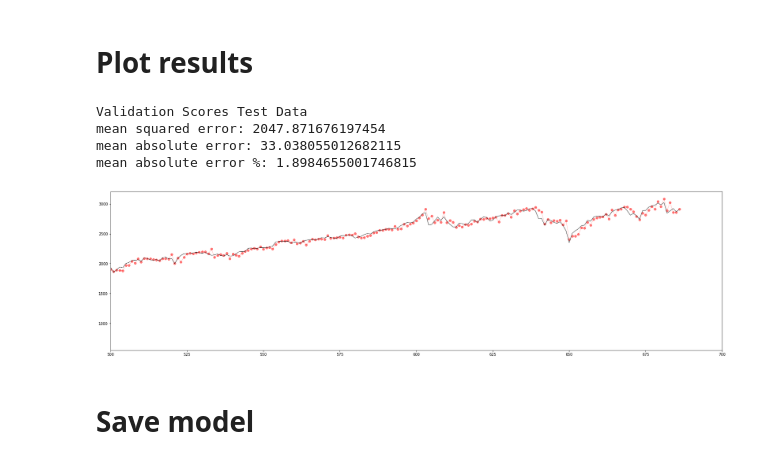
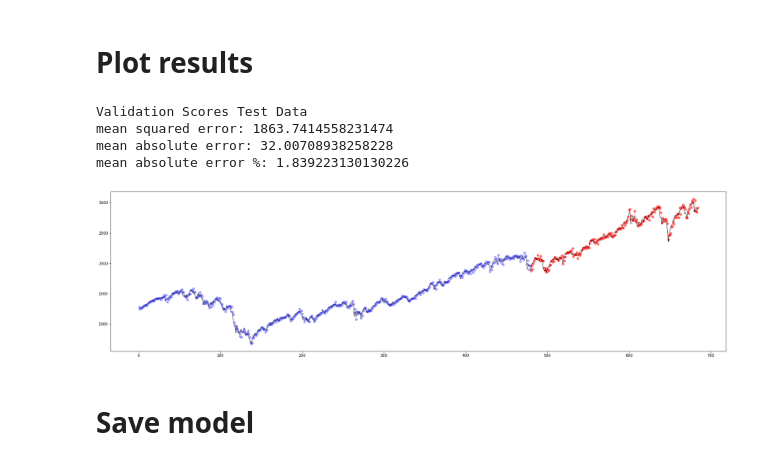
Before and after one commit to lukasgrahl/bachelor, a Jupyter notebook: notebooks/work_data.ipynb, the cells around one changed output. Saved outputs shown, nothing was run; the diff lists cells and outputs as text; code cells hidden in the pictures.

```diff
--- a/notebooks/work_data.ipynb
+++ b/notebooks/work_data.ipynb
@@ -123,19 +115,20 @@ stationarity
 # select model features
 cols = [
     'vixo',
-     # 'naaim_ind',
+     'naaim_ind',
      'ff_M_RF',
      # 'ff_SMB',
-     # 'ff_RMW',
+     'ff_RMW',
      # 'ff_CMA',
      # 'termspread',
      # 'pc_ratio',
      'aaii_Bullish',
     # 'ff_HML',
     'sp_close_lag2',
-    # 'sp_agg1',
-    'sp_agg2',
-    # 'sp_close_lag3',
+    'sp_agg1',
+    # 'sp_agg2',
+    # 'goog_sent',
+    'sp_close_lag3',
     # 'fears35'
 ]
 # %%
@@ -144,5 +137,6 @@ df_ws = df_w[cols + [data_dict["predicted"]]].copy()
 data_dict["lag_correl"] = lag_correl(df_w,
                                      cols,
                                      col_predicted="sp_close_lag1",
-                                     show_fig=False)
-data_dict["lag_correl"]
+                                     show_fig=False
+                                     )
+# data_dict["lag_correl"]
@@ -175,7 +166,12 @@ df_train = df_ws.copy()
 # %%
 df_train = orthogonalise_vars(df_train,
                               X="sp_close_lag2",
-                              y="sp_agg2",
+                              y="sp_agg1",
+                              show_fig=False)
+
+df_train = orthogonalise_vars(df_train,
+                              X="sp_close_lag2",
+                              y="sp_close_lag3",
                               show_fig=False)
 
 df_train = orthogonalise_vars(df_train,
@@ -192,6 +188,16 @@ df_train = orthogonalise_vars(df_train,
                               X="vixo",
                               y="ff_M_RF",
                               show_fig=False)
+
+df_train = orthogonalise_vars(df_train,
+                              X="vixo",
+                              y="ff_RMW",
+                              show_fig=False)
+
+df_train = orthogonalise_vars(df_train,
+                              X="vixo",
+                              y="naaim_ind",
+                              show_fig=False)
 # %%
 corr_heatmap(df_train, cols, size_factor=.9, show_fig=True)
 get_variance_inflation_factor(df_train, cols, col_pred=data_dict["predicted"])
@@ -282,3 +294,5 @@ df_r = df_w.copy()
+# %%
+df_r = df_w.loc[df_ws.index].reset_index(drop=True).copy()
 # %%
 df_r["sp_tot_pred_test"] = np.concatenate([np.array(list([np.nan] * len(model.predict()))),
                                             mval.pred_inv.values]) * df_r["sp_true_vals"]
@@ -291,21 +305,21 @@ df_r["sp_tot_pred_test"] = df_r["sp_tot_pred_test"].shift(1)
 # %%
 fig, ax = plt.subplots(1, 1, figsize=(30, 8))
 ax.plot(df_r["sp_tot_pred_train"], marker="o", lw=.5, alpha=.3, color="blue")
 ax.plot(df_r["sp_tot_pred_test"], marker="o", lw=.5, alpha=.5, color="red")
 ax.plot(df_r["sp_true_vals"], color="black", lw=.8)
 
-plt.xlim([500, 700])
+# plt.xlim([500, 700])
 
 print("Validation Scores Test Data")
 print(f"mean squared error: {np.mean((df_r.sp_tot_pred_test - df_r[data_dict['sp_true_vals']]) ** 2)}")
 print(f"mean absolute error: {np.mean(abs(df_r.sp_tot_pred_test - df_r[data_dict['sp_true_vals']]))}")
 print(f"mean absolute error %: {(np.mean(abs(df_r.sp_tot_pred_test - df_r[data_dict['sp_true_vals']])) / df_r[data_dict['sp_true_vals']].mean()) * 100}")
 # %% [output]
 Validation Scores Test Data
-mean squared error: 2047.871676197454
-mean absolute error: 33.038055012682115
-mean absolute error %: 1.8984655001746815
+mean squared error: 1863.7414558231474
+mean absolute error: 32.00708938258228
+mean absolute error %: 1.839223130130226
-[figure, old version]
+[figure, new version]
 # %% [markdown]
 # Save model
 # %%
```
Also changed, not shown: parts of 13 cells of this notebook, 2 other files.
